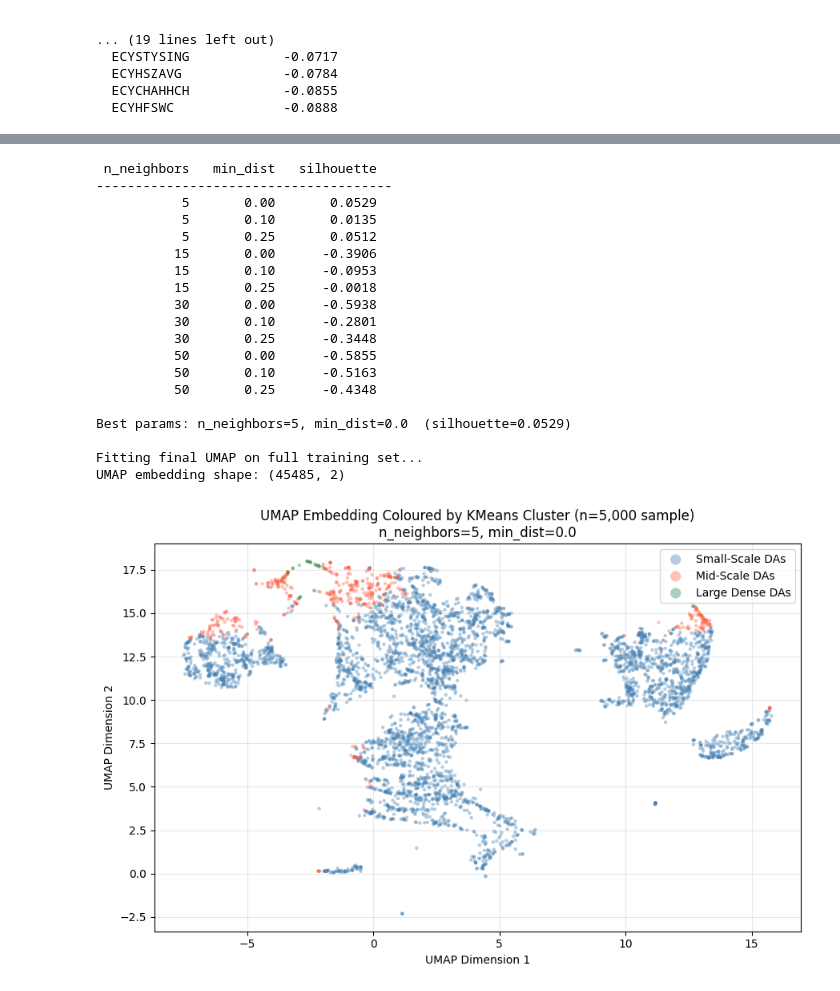
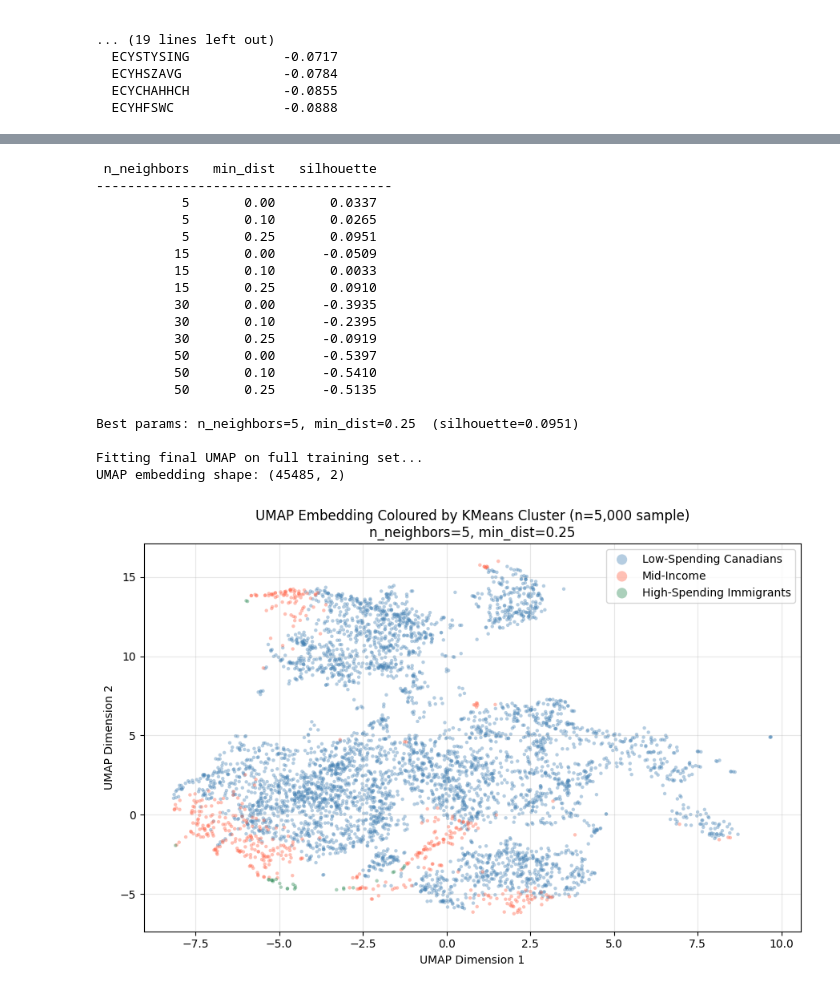
Before and after one commit to Astru5/DS3000, a Jupyter notebook: notebooks/unsupervised_learning.ipynb, the cells around one changed output, grey strips where cells are left out. Drawn from its saved outputs; the diff is of its cells as text; code cells hidden in the pictures.

```diff
--- a/notebooks/unsupervised_learning.ipynb
+++ b/notebooks/unsupervised_learning.ipynb
@@ -332,11 +329,5 @@ Saved 45485 rows x 1125 columns to kmeans.pkl
 # %%
 # 2b) v) Boxplot of target variable y by cluster
-
-cluster_name_map = {
-    0: 'Low-Spending Canadians',
-    1: 'Mid-Income',
-    2: 'High-Spending Immigrants',
-}
 
 y_cluster_df = pd.DataFrame({
     'HBR': y_train.values,
@@ -376,17 +367,11 @@ Low-Spending Canadians    40895.0  0.2557  0.0586  0.1169  0.2212  0.2503  0.281
 Mid-Income                 4357.0  0.2671  0.0555  0.1624  0.2290  0.2588  0.2957  0.6128
 # %%
 # 2c) i) PCA — cumulative variance explained by top 10 components
-# Refit PCA with enough components to cover top 10 (already have 50 from clustering)
-# pca was already fit on X_train_scaled with n_components=50
 
-# Ensure `pca` is a fitted PCA object (not the PCA class alias)
-if isinstance(pca, type):
-    pca = pca(n_components=50)
-    X_pca = pca.fit_transform(X_train_scaled)
-elif not hasattr(pca, "explained_variance_ratio_"):
-    X_pca = pca.fit_transform(X_train_scaled)
+pca_model = PCA(n_components=10)
+X_pca = pca_model.fit_transform(X_train_scaled)
 
-top10_var = pca.explained_variance_ratio_[:10]
+top10_var = pca_model.explained_variance_ratio_
 cumulative_var = np.cumsum(top10_var)
 
 print("PC  | Variance Explained | Cumulative Variance")
@@ -423,7 +408,6 @@ PC10 | 0.0091 (0.91%)      | 0.7025 (70.25%)
 # %%
 # 2c) ii) PC1 vs PC2 scatter plot coloured by KMeans cluster labels
 
-cluster_name_map = {0: 'Small-Scale DAs', 1: 'Mid-Scale DAs', 2: 'Large Dense DAs'}
 colors = {0: 'steelblue', 1: 'tomato', 2: 'seagreen'}
 
 # Sample for readability (45k points is too dense to read)
@@ -542,11 +526,10 @@ Small-Scale DAs   -5.195 -0.278 -0.202
 # %%
 # 2d) i) UMAP -- parameter search then final fit
 
-# Use PCA-50 as input -- faster and less noisy than raw 1124 features
 # Parameter search on an 8k subsample to keep runtime reasonable
 np.random.seed(42)
-search_idx = np.random.choice(len(X_pca), size=8000, replace=False)
-X_search = X_pca[search_idx]
+search_idx = np.random.choice(len(X_train_scaled), size=8000, replace=False)
+X_search = X_train_scaled[search_idx]
 labels_search = cluster_labels[search_idx]
 
 n_neighbors_grid = [5, 15, 30, 50]
@@ -575,55 +558,52 @@ print(f"\nBest params: n_neighbors={best_nn}, min_dist={best_md}  (silhouette={b
 print("\nFitting final UMAP on full training set...")
 umap_final = umap.UMAP(n_components=2, n_neighbors=best_nn, min_dist=best_md,
                         random_state=42, n_jobs=1)
-X_umap = umap_final.fit_transform(X_pca)
+X_umap = umap_final.fit_transform(X_train_scaled)
 print(f"UMAP embedding shape: {X_umap.shape}")
 # %% [output]
  n_neighbors   min_dist   silhouette
 --------------------------------------
-           5       0.00       0.0529
-           5       0.10       0.0135
-           5       0.25       0.0512
-          15       0.00      -0.3906
-          15       0.10      -0.0953
-          15       0.25      -0.0018
-          30       0.00      -0.5938
-          30       0.10      -0.2801
-          30       0.25      -0.3448
-          50       0.00      -0.5855
-          50       0.10      -0.5163
-          50       0.25      -0.4348
+           5       0.00       0.0337
+           5       0.10       0.0265
+           5       0.25       0.0951
+          15       0.00      -0.0509
+          15       0.10       0.0033
+          15       0.25       0.0910
+          30       0.00      -0.3935
+          30       0.10      -0.2395
+          30       0.25      -0.0919
+          50       0.00      -0.5397
+          50       0.10      -0.5410
+          50       0.25      -0.5135
 
-Best params: n_neighbors=5, min_dist=0.0  (silhouette=0.0529)
+Best params: n_neighbors=5, min_dist=0.25  (silhouette=0.0951)
 
 Fitting final UMAP on full training set...
 UMAP embedding shape: (45485, 2)
 # %%
 # 2d) ii) UMAP scatter plot coloured by KMeans cluster labels
-
-cluster_name_map = {0: 'Small-Scale DAs', 1: 'Mid-Scale DAs', 2: 'Large Dense DAs'}
-colors = {0: 'steelblue', 1: 'tomato', 2: 'seagreen'}
 
 # Sample for plot readability
 np.random.seed(42)
 plot_idx = np.random.choice(len(X_umap), size=5000, replace=False)
 
 fig, ax = plt.subplots(figsize=(9, 6))
 for cid, name in cluster_name_map.items():
     mask = cluster_labels[plot_idx] == cid
     ax.scatter(
         X_umap[plot_idx][mask, 0],
         X_umap[plot_idx][mask, 1],
         c=colors[cid], label=name, alpha=0.4, s=10, edgecolors='none'
     )
 
 ax.set_xlabel('UMAP Dimension 1')
 ax.set_ylabel('UMAP Dimension 2')
 ax.set_title(f'UMAP Embedding Coloured by KMeans Cluster (n=5,000 sample)\n'
              f'n_neighbors={best_nn}, min_dist={best_md}')
 ax.legend(markerscale=3)
 ax.grid(True, alpha=0.3)
 plt.tight_layout()
 plt.show()
 # %% [output]
-[figure, old version]
+[figure, new version]
 # %%
```
Also changed, not shown: parts of 9 cells of this notebook.
